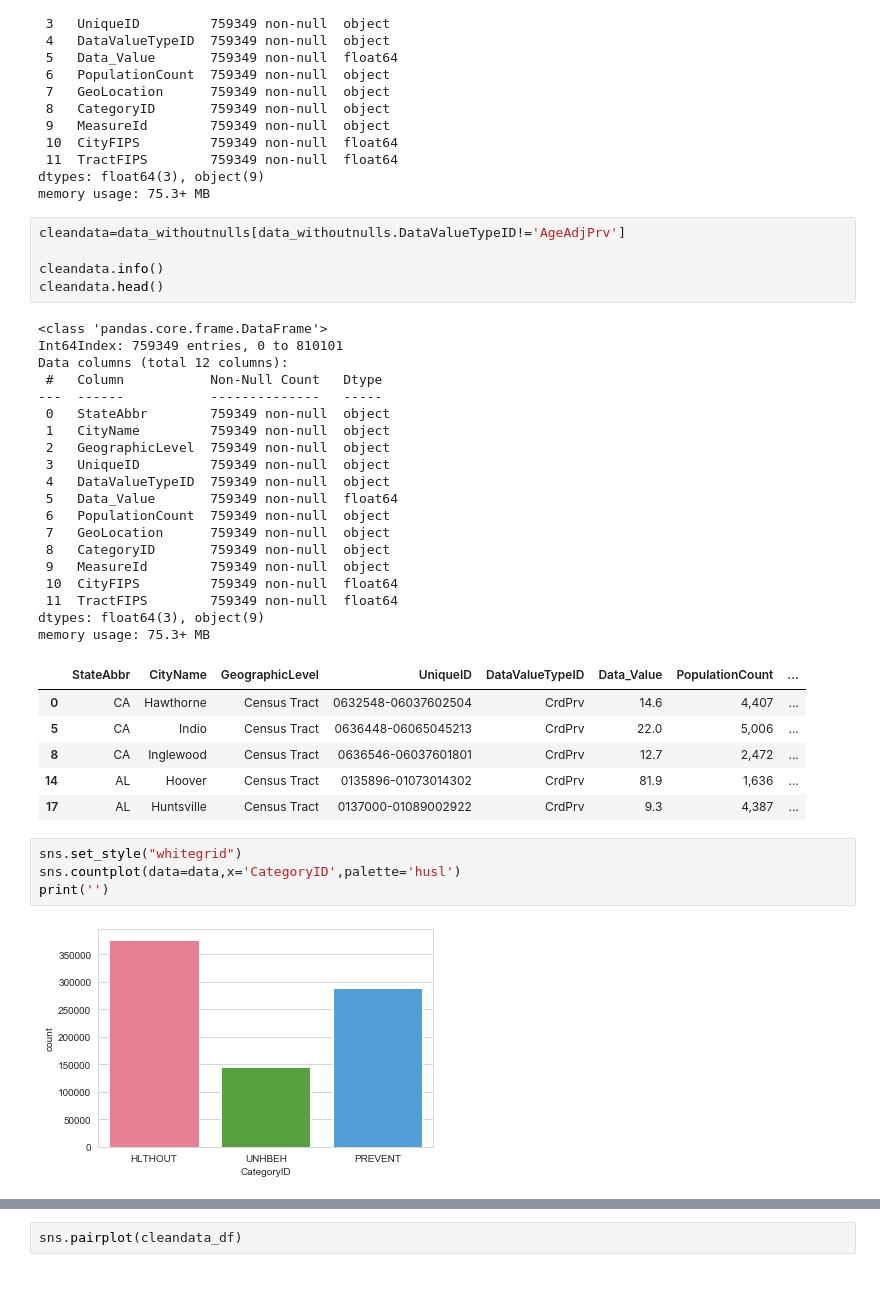
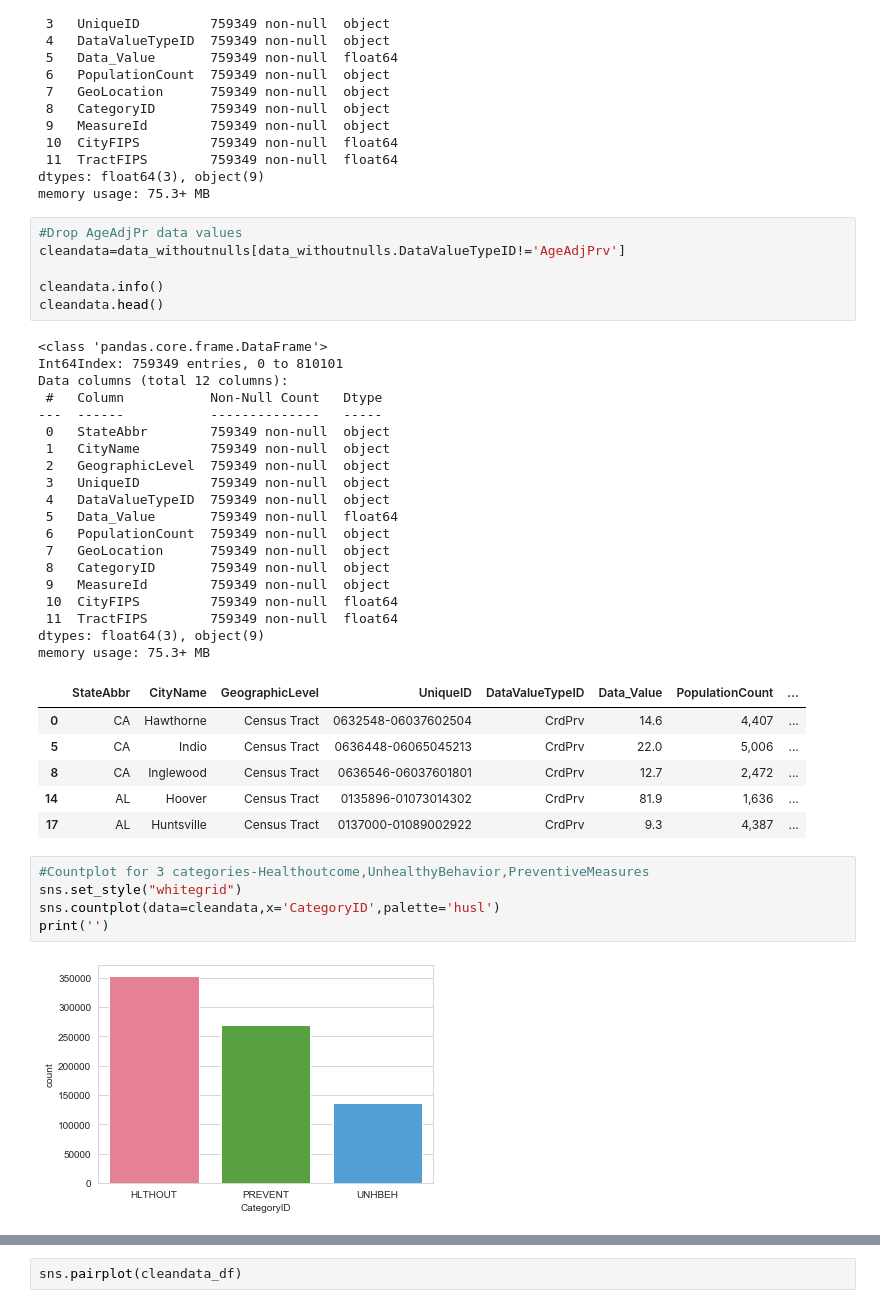
Before and after one commit to Sukanya012/predict-health-index, a Jupyter notebook: notebooks/nidhi/predict-health-index.ipynb, the cells around one changed output, grey strips where cells are left out. Drawn from its saved outputs; the diff is of its cells as text.

```diff
--- a/notebooks/nidhi/predict-health-index.ipynb
+++ b/notebooks/nidhi/predict-health-index.ipynb
@@ -121,6 +128,7 @@ Data columns (total 12 columns):
 dtypes: float64(3), object(9)
 memory usage: 75.3+ MB
 # %%
+#Drop AgeAdjPr data values
 cleandata=data_withoutnulls[data_withoutnulls.DataValueTypeID!='AgeAdjPrv']
 
 cleandata.info()
@@ -152,9 +160,10 @@ memory usage: 75.3+ MB
 | 14 | AL | Hoover | Census Tract | 0135896-01073014302 | CrdPrv | 81.9 | 1,636 | ... |
 | 17 | AL | Huntsville | Census Tract | 0137000-01089002922 | CrdPrv | 9.3 | 4,387 | ... |
 # %%
+#Countplot for 3 categories-Healthoutcome,UnhealthyBehavior,PreventiveMeasures
 sns.set_style("whitegrid")
-sns.countplot(data=data,x='CategoryID',palette='husl')
+sns.countplot(data=cleandata,x='CategoryID',palette='husl')
 print('')
 # %% [output]
-[figure, old version]
+[figure, new version]
 # %%
```
Also changed, not shown: parts of 19 cells of this notebook.
